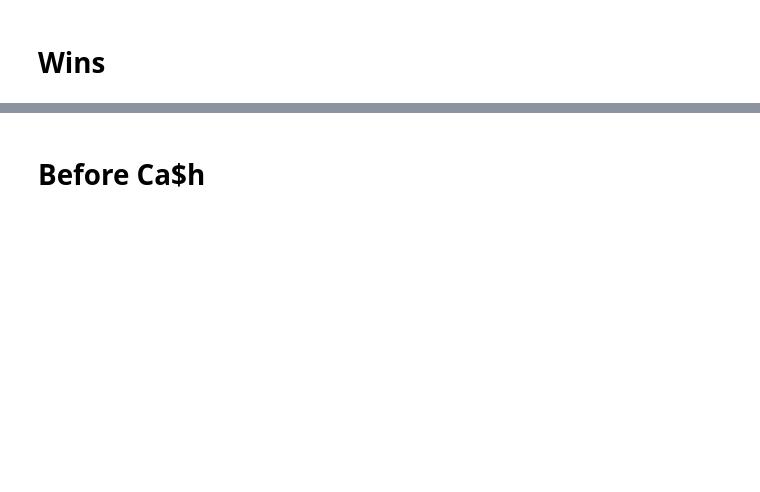
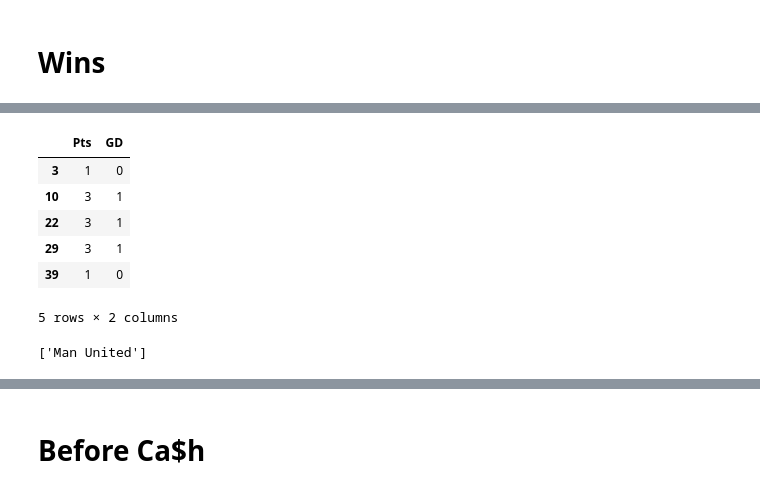
Before and after one commit to stcondon/DAT6_STC, a Jupyter notebook: Project/MC FFP.ipynb, the cells around one changed output, grey strips where cells are left out. Drawn from its saved outputs; the diff is of its cells as text; code cells hidden in the pictures; blank space fills up the shorter version.

```diff
--- a/Project/MC FFP.ipynb
+++ b/Project/MC FFP.ipynb
@@ -160,0 +141,39 @@ CityWins.T.boxplot()
+# %%
+Che_pre = cl_pre[0].ix[:, 14:]
+Che_post = cl_post[0].ix[:, 14:]
+Che = [Che_pre, Che_post]
+
+Liv_pre = cl_pre[1].ix[:, 14:]
+Liv_post = cl_post[1].ix[:, 14:]
+Liv= [Liv_pre, Liv_post]
+
+ManU_pre = cl_pre[2].ix[:, 14:]
+ManU_post = cl_post[2].ix[:, 14:]
+ManU = [ManU_pre, ManU_post]
+
+MCFC_pre = cl_pre[3].ix[:, 14:]
+MCFC_post = cl_post[3].ix[:, 14:]
+MCFC = [MCFC_pre, MCFC_post]
+
+Villa_pre = cl_pre[4].ix[:, 14:]
+Villa_post = cl_post[4].ix[:, 14:]
+Villa = [Villa_pre, Villa_post]
+
+Ars_pre = cl_pre[5].ix[:, 14:]
+Ars_post = cl_post[5].ix[:, 14:]
+Ars = [Ars_pre, Ars_post]
+
+Spur_pre = cl_pre[6].ix[:, 14:]
+Spur_post = cl_post[6].ix[:, 14:]
+Spur = [Spur_pre, Spur_post]
+
+Ever_pre = cl_pre[7].ix[:, 14:]
+Ever_post = cl_post[7].ix[:, 14:]
+Ever = [Ever_pre, Ever_post]
+
+rel_epl = [ManU, Ars, Che, MCFC,
+           Liv, Spur, Villa, Ever]
+clubs_pre = [Che_pre, Liv_pre, ManU_pre, MCFC_pre,
+             Villa_pre, Ars_pre, Spur_pre, Ever_pre]
+clubs_post = [Che_post, Liv_post, ManU_post, MCFC_post,
+              Villa_post, Ars_post, Spur_post, Ever_post]
@@ -160,0 +199,10 @@ CityWins.T.boxplot()
+# %%
+MCFC_pre.head()
+# %% [output]
+|  | Pts | GD |
+| 3 | 1 | 0 |
+| 10 | 3 | 1 |
+| 22 | 3 | 1 |
+| 29 | 3 | 1 |
+| 39 | 1 | 0 |
+5 rows × 2 columns
@@ -160,0 +217,4 @@ CityWins.T.boxplot()
+# %%
+rel_teams[:1]
+# %% [output]
+['Man United']
```
Also changed, not shown: parts of 38 cells of this notebook, 9 other files.
